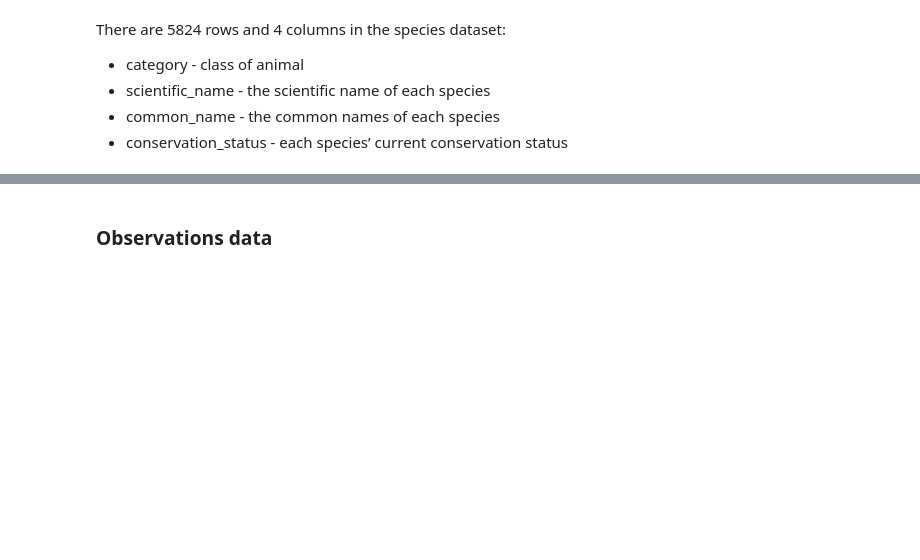
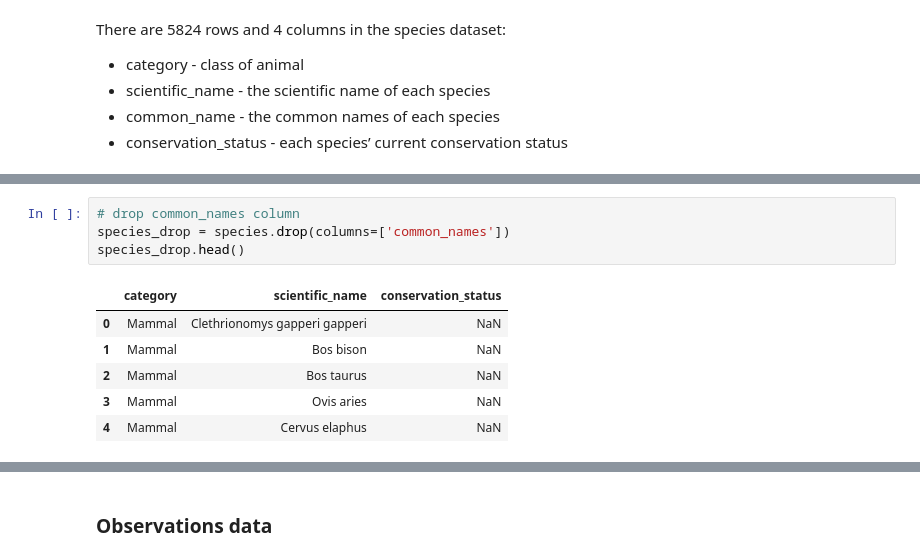
Before and after one commit to 7086600/biodiversity_project, a Jupyter notebook: biodiversity.ipynb, the cells around one changed output, grey strips where cells are left out. Drawn from its saved outputs; the diff is of its cells as text; blank space fills up the shorter version.

```diff
--- a/biodiversity.ipynb
+++ b/biodiversity.ipynb
@@ -115,0 +107,11 @@ speciesDublDf[speciesDublDf['scientific_name']=='Canis lupus']
+# %%
+# drop common_names column
+species_drop = species.drop(columns=['common_names'])
+species_drop.head()
+# %% [output]
+|  | category | scientific_name | conservation_status |
+| 0 | Mammal | Clethrionomys gapperi gapperi | NaN |
+| 1 | Mammal | Bos bison | NaN |
+| 2 | Mammal | Bos taurus | NaN |
+| 3 | Mammal | Ovis aries | NaN |
+| 4 | Mammal | Cervus elaphus | NaN |
```
Also changed, not shown: parts of 18 cells of this notebook.
